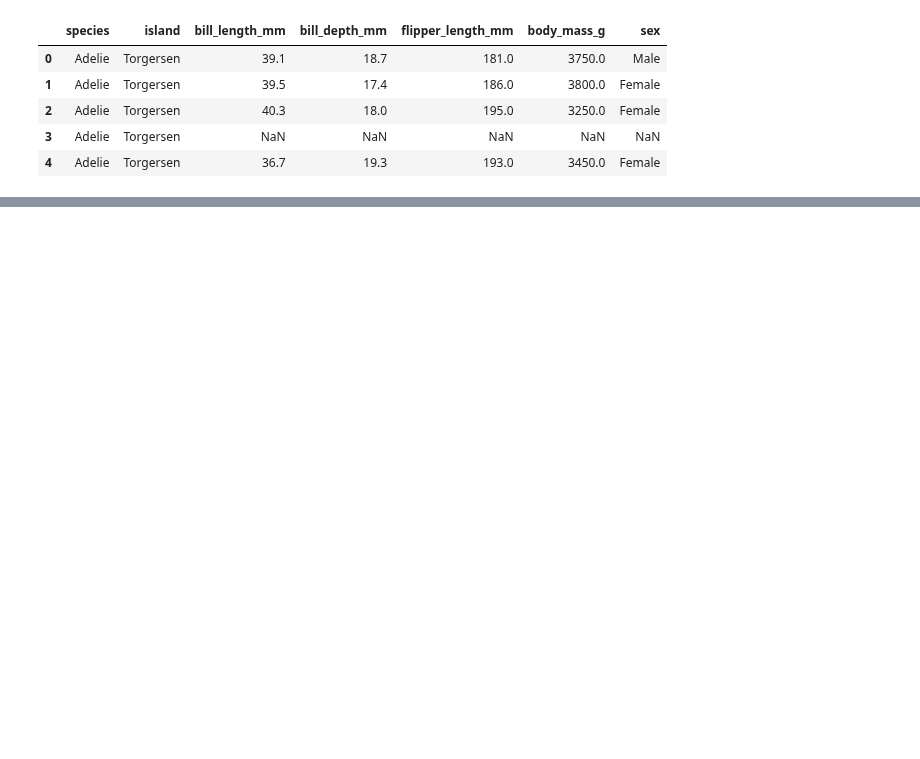
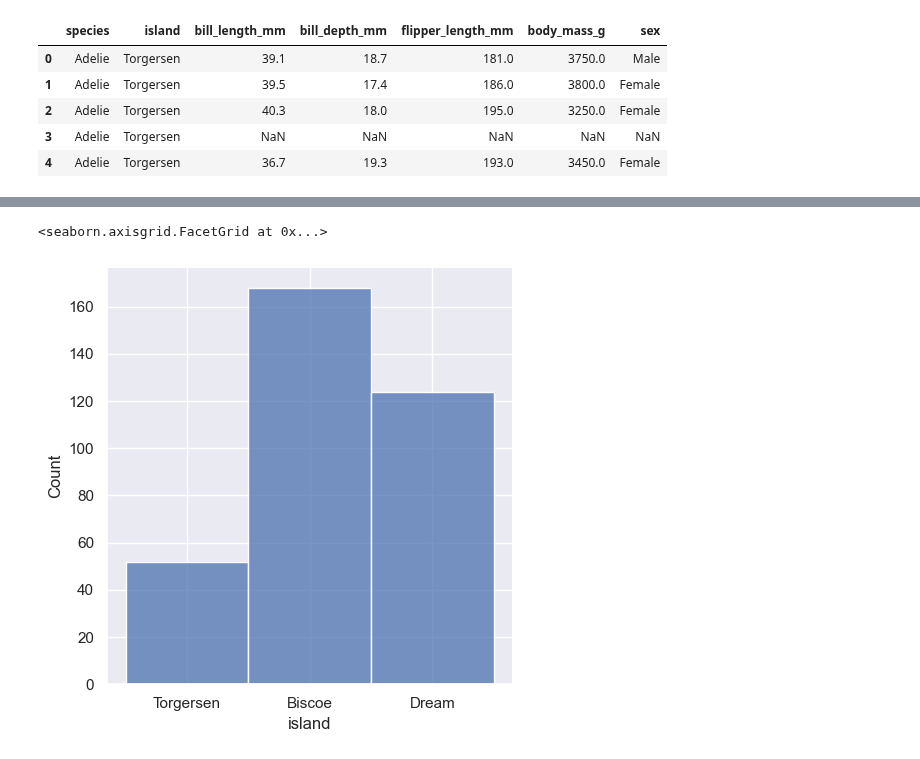
Before and after one commit to wu4fmp6/machine_learning, a Jupyter notebook: lesson_4.ipynb, the cells around one changed output, grey strips where cells are left out. Cells and saved outputs as stored; diff of their text form; code cells hidden in the pictures; blank space fills up the shorter version.

```diff
--- a/lesson_4.ipynb
+++ b/lesson_4.ipynb
@@ -21,0 +22,5 @@ sns.displot(penguins, x="flipper_length_mm") #這裡沒有指定y軸，因為y
+# %%
+sns.displot(penguins, x="island") #這裡沒有指定y軸，因為y會用來表示直方圖的記數
+# %% [output]
+<seaborn.axisgrid.FacetGrid at 0x...>
+[figure, added]
```
Also changed, not shown: parts of 5 cells of this notebook.
